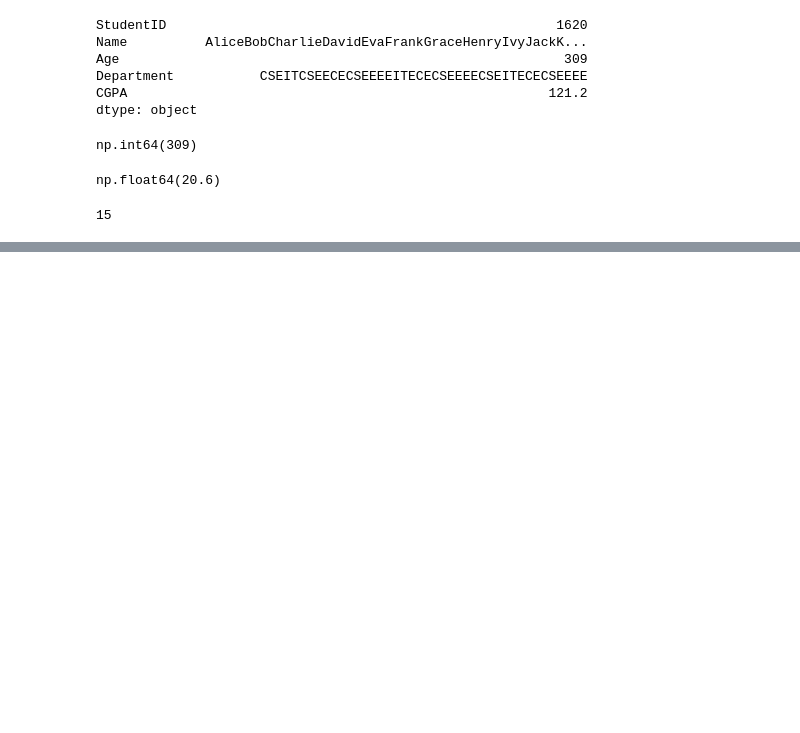
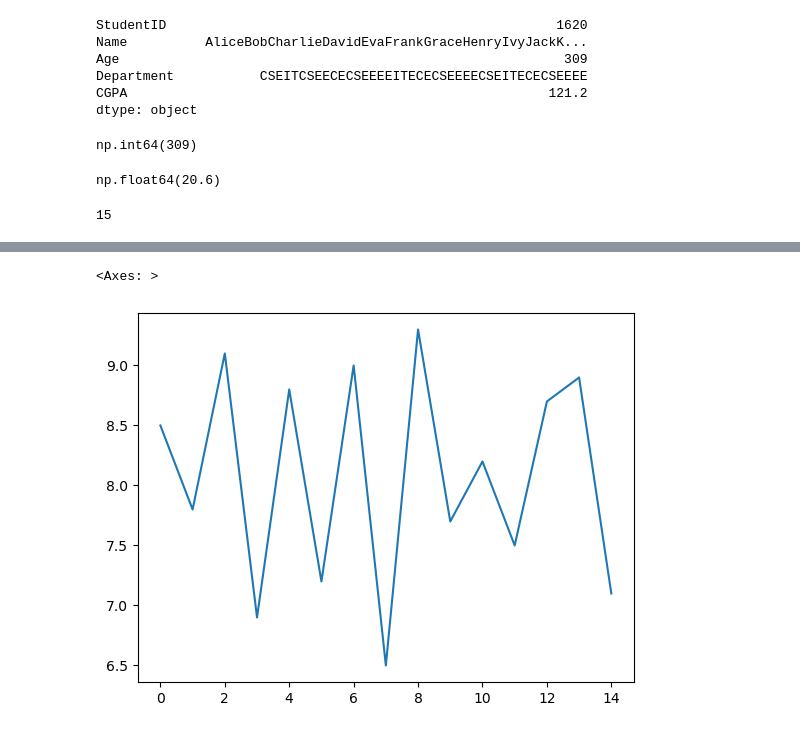
Before and after one commit to chaitu25127/Pandas-notebook, a Jupyter notebook: Pandas-notebook.ipynb, the cells around one changed output, grey strips where cells are left out. Drawn from its saved outputs; the diff is of its cells as text; code cells hidden in the pictures; blank space fills up the shorter version.

```diff
--- a/Pandas-notebook.ipynb
+++ b/Pandas-notebook.ipynb
@@ -157,0 +283,5 @@ len(students)
+# %%
+students["CGPA"].plot()
+# %% [output]
+<Axes: >
+[figure, added]
```
Also changed, not shown: parts of 38 cells of this notebook.
